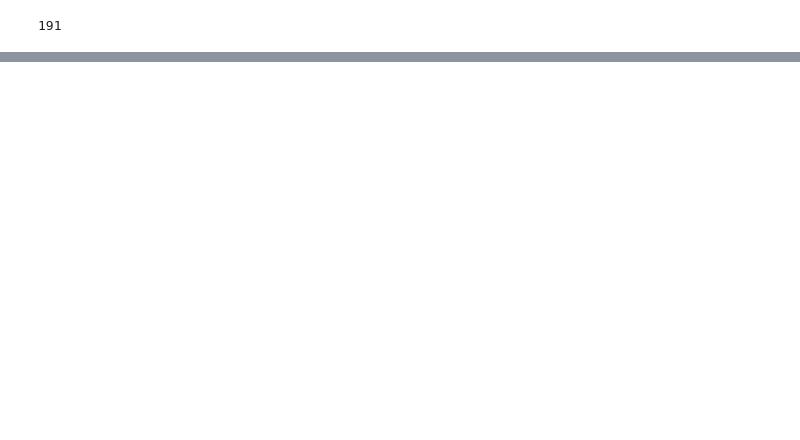
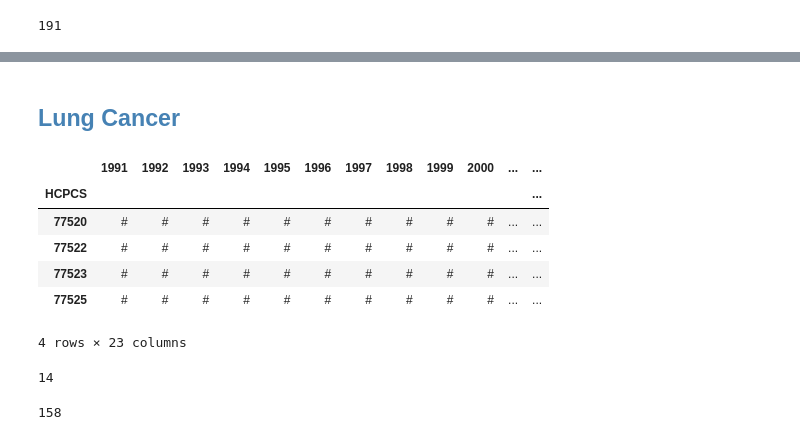
Before and after one commit to doolingdavid/SEERMATCH2, a Jupyter notebook: data_description.ipynb, the cells around one changed output, grey strips where cells are left out. Cells and saved outputs as stored; diff of their text form; code cells hidden in the pictures; blank space fills up the shorter version.

```diff
--- a/data_description.ipynb
+++ b/data_description.ipynb
@@ -297,0 +336,37 @@ dfproton['tot'].sum()
+# %% [markdown]
+## <font color='steelblue'>Lung Cancer</font>
+# %%
+names = ['HCPCS',1991,1992,1993,1994,1995,1996,1997,1998,1999,2000,2001,2002,
+        2003,2004,2005,2006,2007,2008,2009,2010,2011,2012,2013]
+
+dflungcodes = pd.read_csv('lung.all.hcpcs.table.csv',skiprows=4,
+                     names=names)
+
+#dfprostatecodes.head()
+
+dflungcodes = dflungcodes[dflungcodes['HCPCS'].isin(['77520','77522','77523','77525','S8030'])].copy()
+dflungcodes = dflungcodes.set_index('HCPCS')
+dflungcodes
+# %% [output]
+|  | 1991 | 1992 | 1993 | 1994 | 1995 | 1996 | 1997 | 1998 | 1999 | 2000 | ... | ... |
+| HCPCS |  |  |  |  |  |  |  |  |  |  |  | ... |
+| 77520 | # | # | # | # | # | # | # | # | # | # | ... | ... |
+| 77522 | # | # | # | # | # | # | # | # | # | # | ... | ... |
+| 77523 | # | # | # | # | # | # | # | # | # | # | ... | ... |
+| 77525 | # | # | # | # | # | # | # | # | # | # | ... | ... |
+4 rows × 23 columns
+# %%
+dflungcodes.replace(['#'],[0],inplace=True)
+#dfproton[2013] = dfproton[2013].astype('int')
+#dfproton[2012] = dfproton[2012].astype('int')
+for x in range(1991,2014):
+    dflungcodes[x] = dflungcodes[x].astype('int')
+dflungcodes[2013].sum()
+# %% [output]
+14
+# %%
+dflungcodes['tot'] = dflungcodes.sum(axis=1)
+dflungcodes['tot']
+print(dflungcodes['tot'].sum())
+# %% [output]
+158
```
Also changed, not shown: parts of 10 cells of this notebook.
